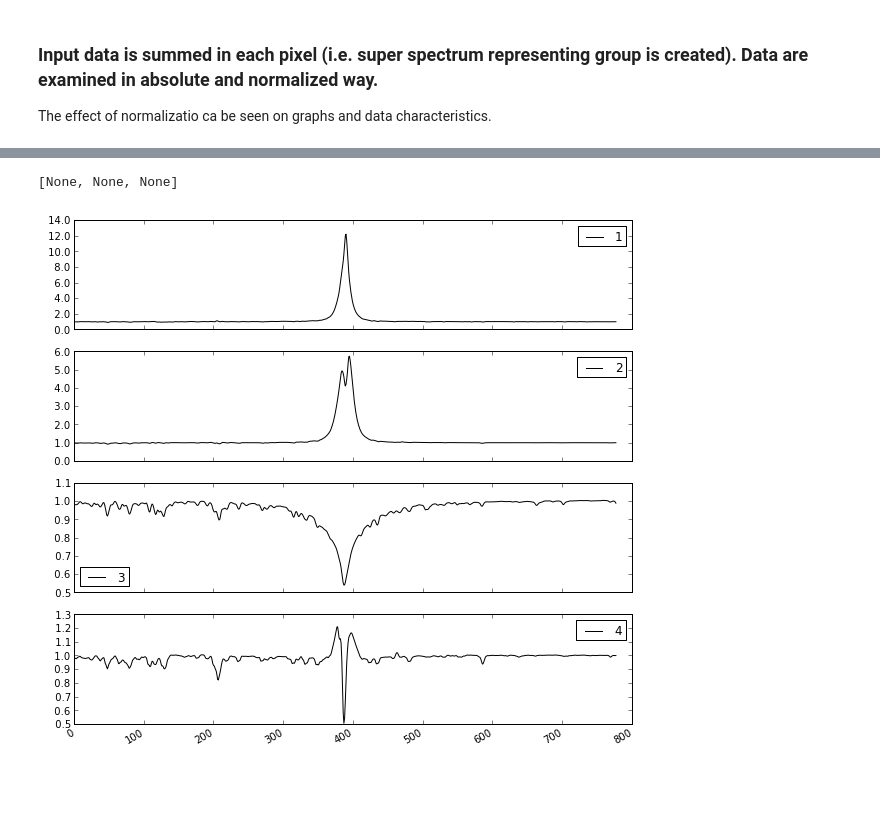
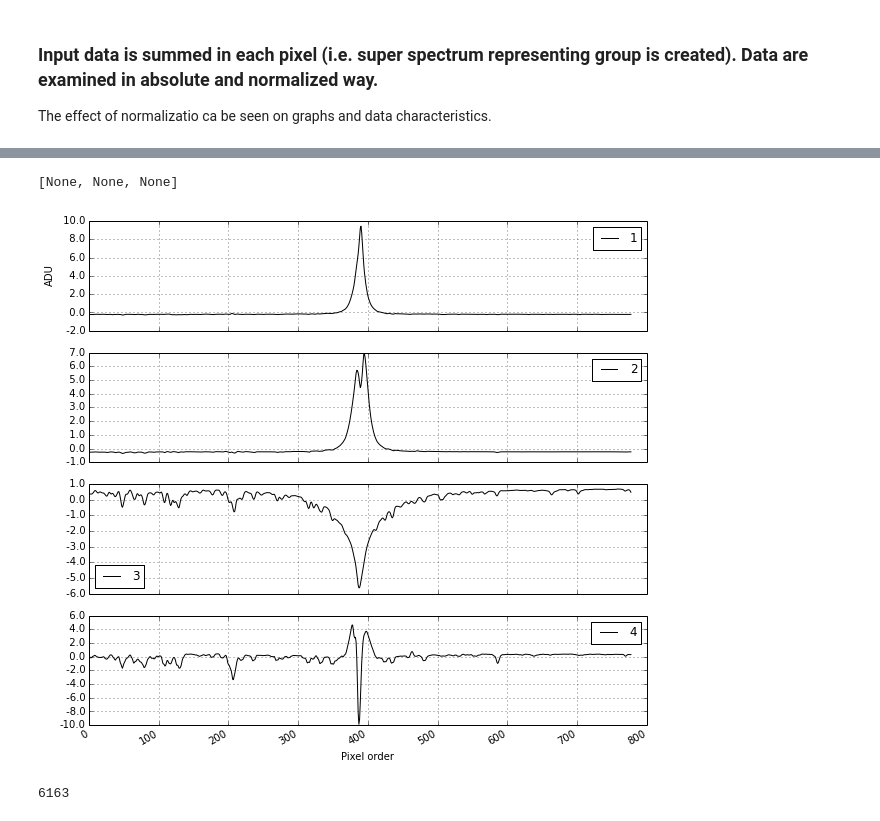
Before and after one commit to astar/berunka, a Jupyter notebook: notebooks/01_group_1_5_global_characteristics.ipynb, the cells around one changed output, grey strips where cells are left out. Saved outputs shown, nothing was run; the diff lists cells and outputs as text; code cells hidden in the pictures; blank space fills up the shorter version.

```diff
--- a/notebooks/01_group_1_5_global_characteristics.ipynb
+++ b/notebooks/01_group_1_5_global_characteristics.ipynb
@@ -83,8 +113,13 @@ df.head()
 # %%
-
-ax = df.plot(c='k' , subplots=True)
+ax = df_scaled.plot(c='k' , subplots=True)
+ax[0].set_ylabel('ADU')
+ax[3].set_xlabel('Pixel order')
 [a.yaxis.set_major_formatter(FormatStrFormatter('%5.1f')) for a in ax]
-[pl.savefig('pic2.{}'.format(ext)) for ext in ['png','svg','pdf']]
+[pl.savefig('pic2.{}'.format(ext),dpi=600) for ext in ['png','svg','pdf']]
 # %% [output]
 [None, None, None]
-[figure, old version]
+[figure, new version]
+# %%
+6563 -400
+# %% [output]
+6163
```
Also changed, not shown: parts of 7 cells of this notebook, 20 other files.
